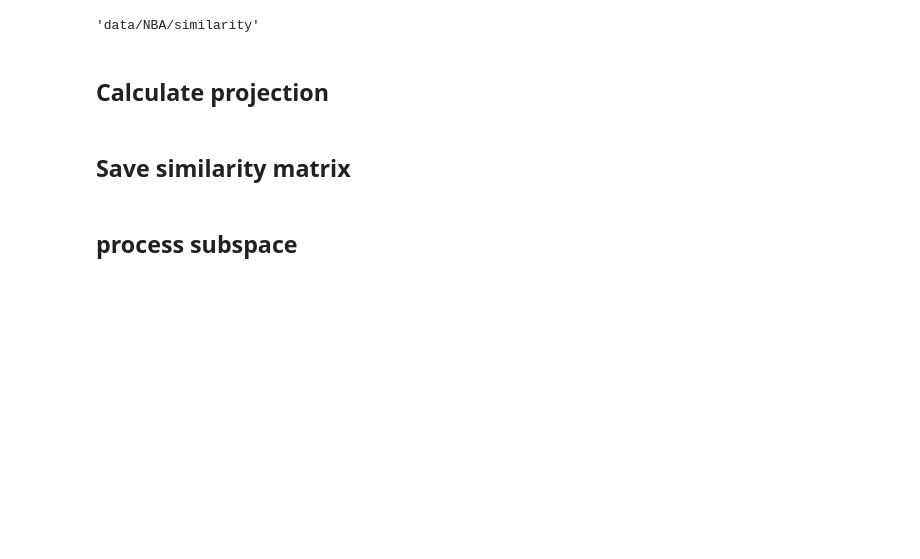
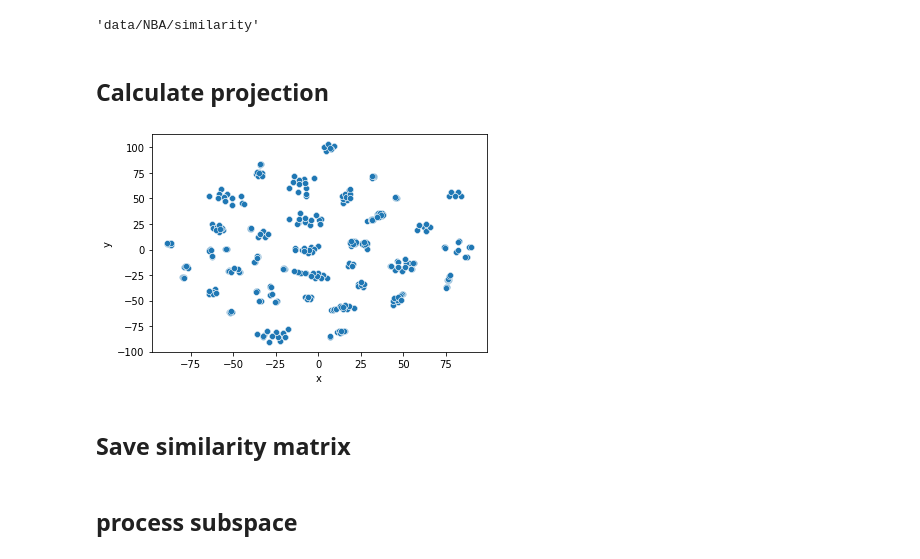
Before and after one commit to V4I2021/insightMap, a Jupyter notebook: BUVBack/calc.ipynb, the cells around one changed output. Drawn from its saved outputs; the diff is of its cells as text; code cells hidden in the pictures; blank space fills up the shorter version.

```diff
--- a/BUVBack/calc.ipynb
+++ b/BUVBack/calc.ipynb
@@ -121,5 +121,10 @@ def visualize_matrix(projection):
 def calc_projection(sim, index_list, perplexity = 50):
     matrix = sim if type(sim) != str else np.load(simFile.format(output_folder, 'npz'))
     sub_matrix = matrix[index_list][:, index_list]
-    X_embedded = generate_projection(sub_similarity, perplexity)
+    X_embedded = generate_projection(sub_matrix, perplexity)
     return X_embedded
+# %%
+projection = calc_projection(simMatrix, [i for i in range(0, 650)], perplexity=5)
+visualize_matrix(projection)
+# %% [output]
+[figure, added]
```
Also changed, not shown: parts of 2 cells of this notebook, 8 other files.
